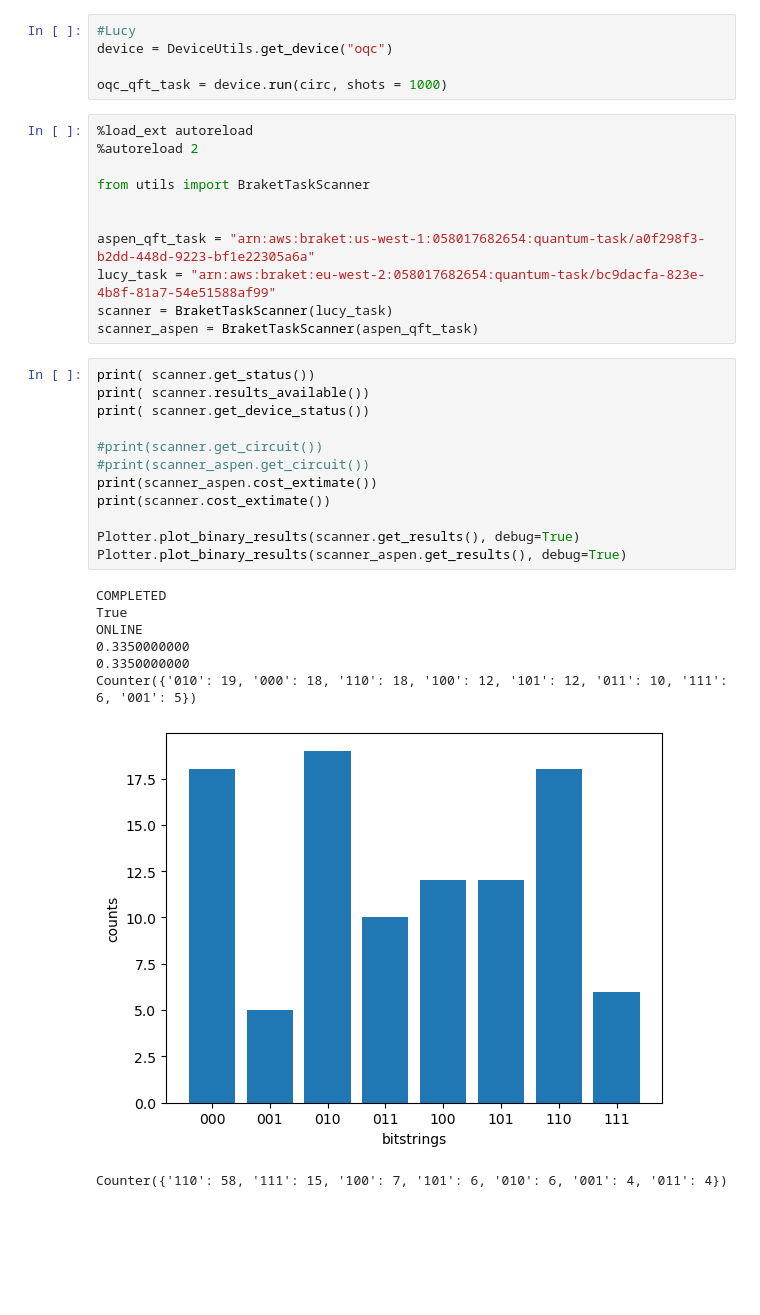
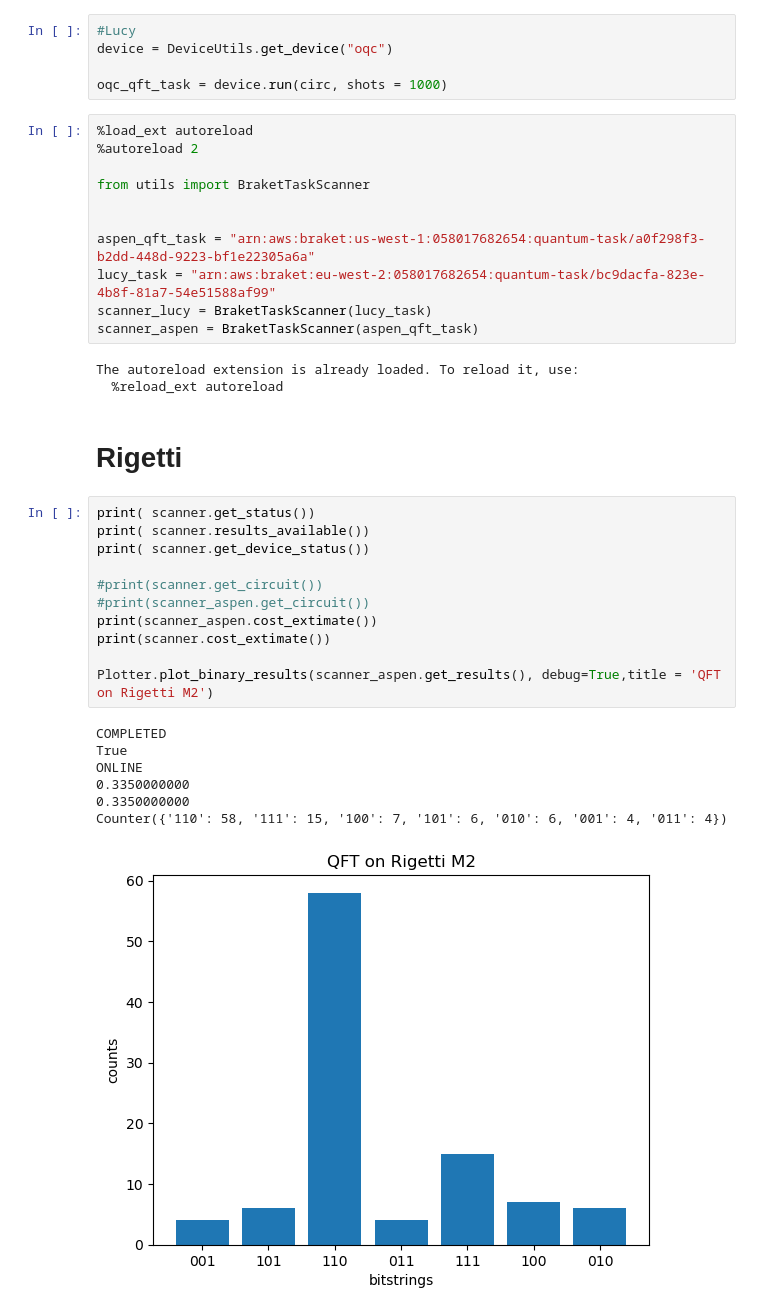
Before and after one commit to SwgAnno/QBench, a Jupyter notebook: QFT_test.ipynb, the cells around one changed output. Cells and saved outputs as stored; diff of their text form; blank space fills up the shorter version.

```diff
--- a/QFT_test.ipynb
+++ b/QFT_test.ipynb
@@ -204,26 +216,29 @@ from utils import BraketTaskScanner
 
 aspen_qft_task = "arn:aws:braket:us-west-1:058017682654:quantum-task/a0f298f3-b2dd-448d-9223-bf1e22305a6a"
 lucy_task = "arn:aws:braket:eu-west-2:058017682654:quantum-task/bc9dacfa-823e-4b8f-81a7-54e51588af99"
-scanner = BraketTaskScanner(lucy_task)
+scanner_lucy = BraketTaskScanner(lucy_task)
 scanner_aspen = BraketTaskScanner(aspen_qft_task)
+# %% [output]
+The autoreload extension is already loaded. To reload it, use:
+  %reload_ext autoreload
+# %% [markdown]
+# Rigetti
 # %%
 print( scanner.get_status())
 print( scanner.results_available())
 print( scanner.get_device_status())
 
 #print(scanner.get_circuit())
 #print(scanner_aspen.get_circuit())
 print(scanner_aspen.cost_extimate())
 print(scanner.cost_extimate())
 
-Plotter.plot_binary_results(scanner.get_results(), debug=True)
-Plotter.plot_binary_results(scanner_aspen.get_results(), debug=True)
+Plotter.plot_binary_results(scanner_aspen.get_results(), debug=True,title = 'QFT on Rigetti M2')
 # %% [output]
 COMPLETED
 True
 ONLINE
 0.3350000000
 0.3350000000
-Counter({'010': 19, '000': 18, '110': 18, '100': 12, '101': 12, '011': 10, '111': 6, '001': 5})
+Counter({'110': 58, '111': 15, '100': 7, '101': 6, '010': 6, '001': 4, '011': 4})
-[figure, old version]
+[figure, new version]
-Counter({'110': 58, '111': 15, '100': 7, '101': 6, '010': 6, '001': 4, '011': 4})
```
Also changed, not shown: parts of 14 cells of this notebook, 10 other files.
